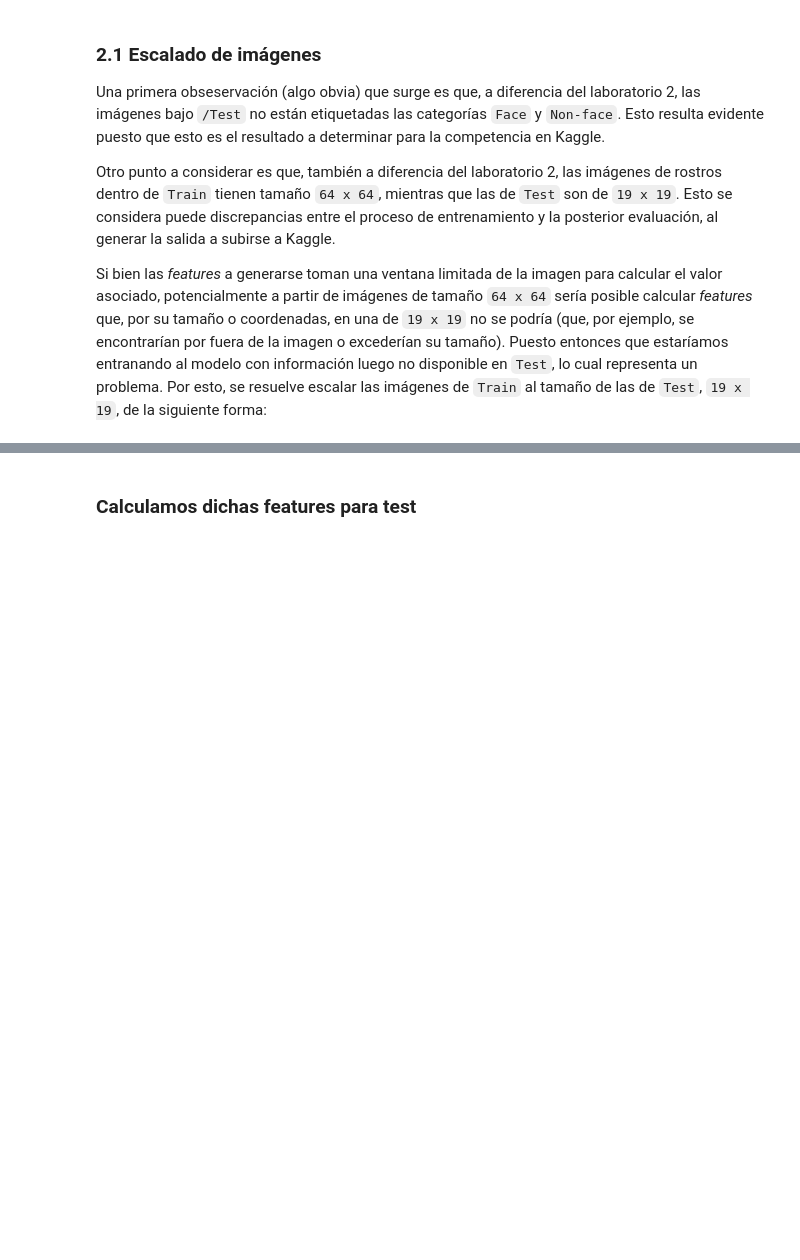
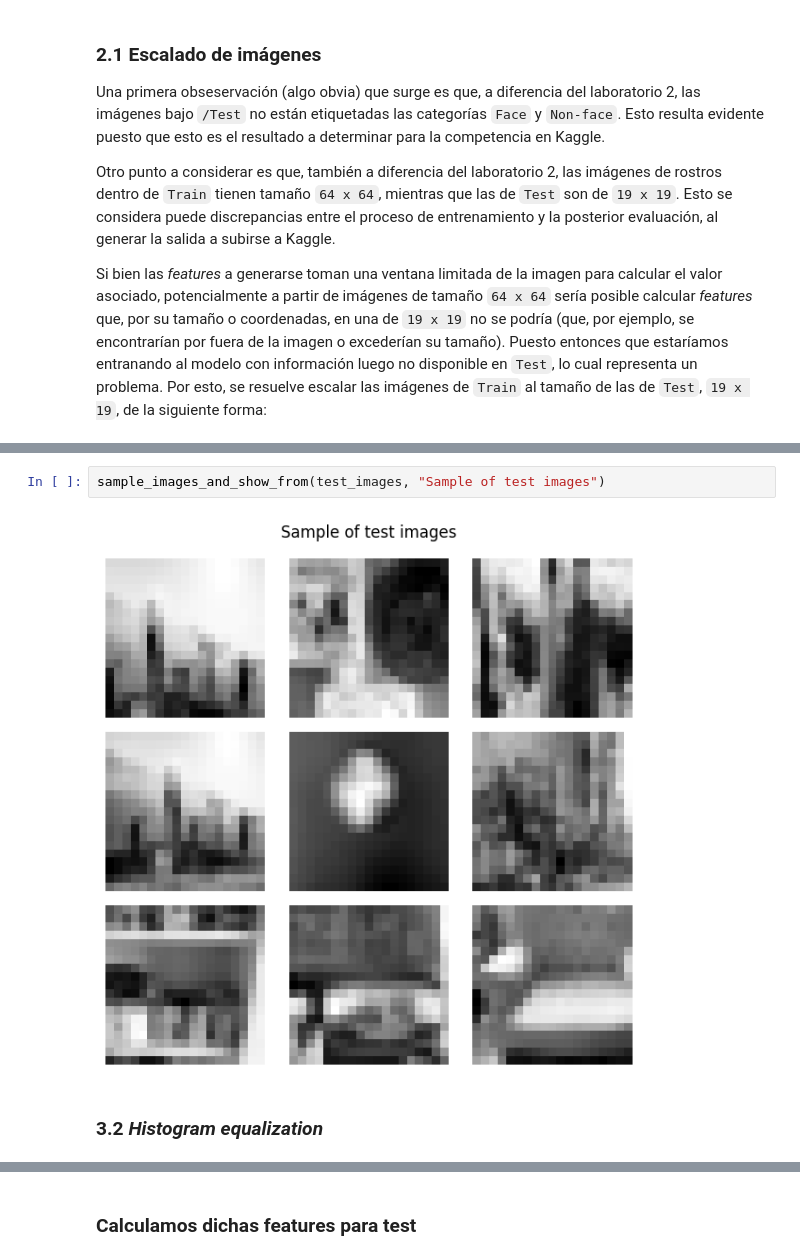
Before and after one commit to sebassu/machine-learning-para-IA, a Jupyter notebook: obligatorio/obligatorio.ipynb, the cells around one changed output, grey strips where cells are left out. Drawn from its saved outputs; the diff is of its cells as text; blank space fills up the shorter version.

```diff
--- a/obligatorio/obligatorio.ipynb
+++ b/obligatorio/obligatorio.ipynb
@@ -326,0 +344,6 @@ X_train.shape
+# %%
+sample_images_and_show_from(test_images, "Sample of test images")
+# %% [output]
+[figure, added]
+# %% [markdown]
+### 3.2 _Histogram equalization_
```
Also changed, not shown: parts of 47 cells of this notebook, 4 other files.
